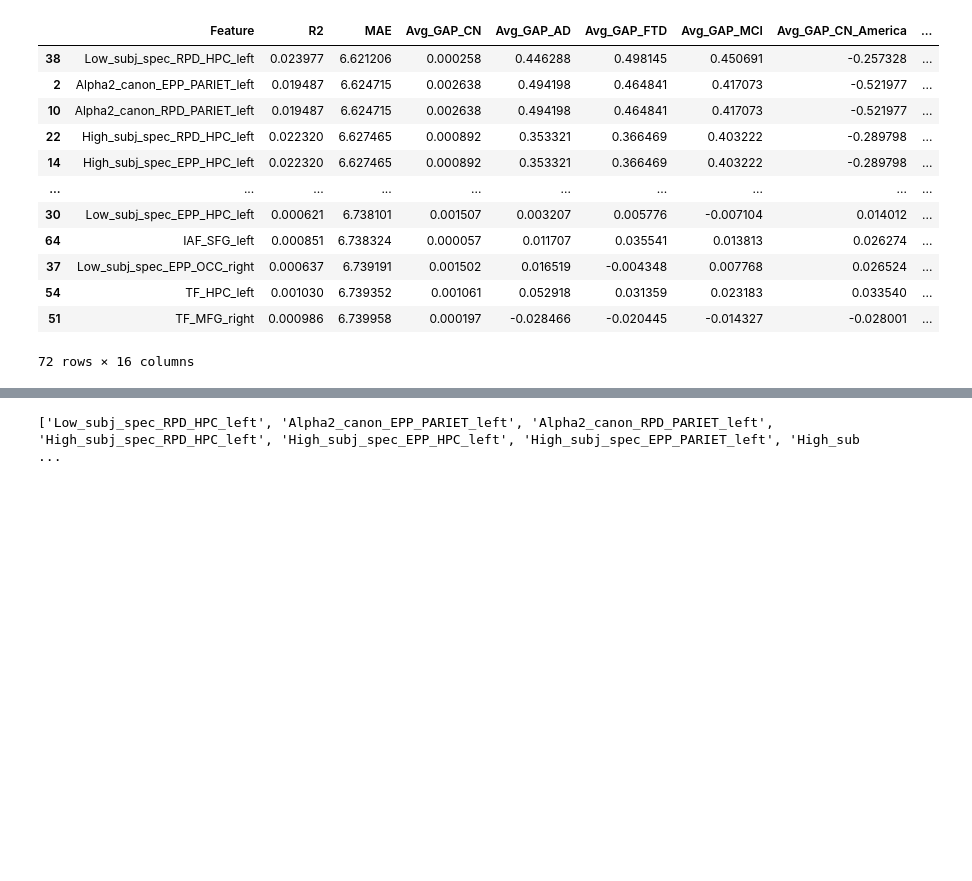
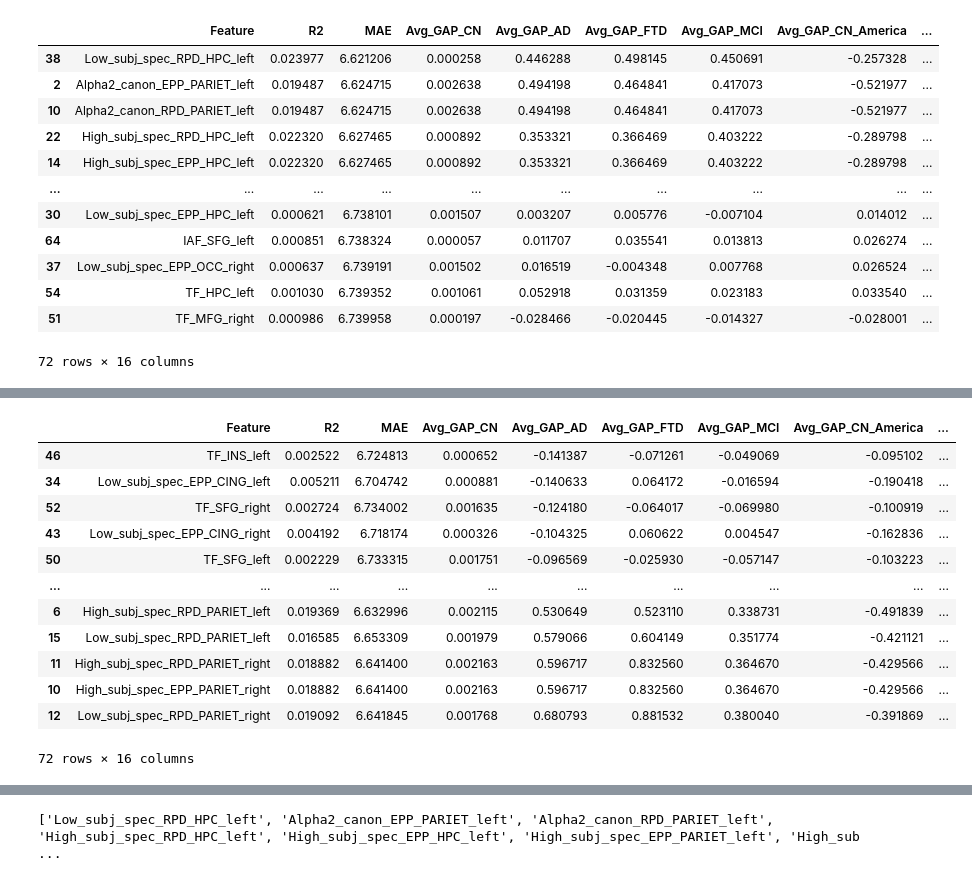
Before and after one commit to carrielfelipe/Brain_Age_with_Patients, a Jupyter notebook: Data_Analysis/Feature_Selection.ipynb, the cells around one changed output, grey strips where cells are left out. Cells and saved outputs as stored; diff of their text form; code cells hidden in the pictures; blank space fills up the shorter version.

```diff
--- a/Data_Analysis/Feature_Selection.ipynb
+++ b/Data_Analysis/Feature_Selection.ipynb
@@ -444,0 +306,16 @@ results_filtered
+# %%
+results_df
+# %% [output]
+|  | Feature | R2 | MAE | Avg_GAP_CN | Avg_GAP_AD | Avg_GAP_FTD | Avg_GAP_MCI | Avg_GAP_CN_America | ... |
+| 46 | TF_INS_left | 0.002522 | 6.724813 | 0.000652 | -0.141387 | -0.071261 | -0.049069 | -0.095102 | ... |
+| 34 | Low_subj_spec_EPP_CING_left | 0.005211 | 6.704742 | 0.000881 | -0.140633 | 0.064172 | -0.016594 | -0.190418 | ... |
+| 52 | TF_SFG_right | 0.002724 | 6.734002 | 0.001635 | -0.124180 | -0.064017 | -0.069980 | -0.100919 | ... |
+| 43 | Low_subj_spec_EPP_CING_right | 0.004192 | 6.718174 | 0.000326 | -0.104325 | 0.060622 | 0.004547 | -0.162836 | ... |
+| 50 | TF_SFG_left | 0.002229 | 6.733315 | 0.001751 | -0.096569 | -0.025930 | -0.057147 | -0.103223 | ... |
+| ... | ... | ... | ... | ... | ... | ... | ... | ... | ... |
+| 6 | High_subj_spec_RPD_PARIET_left | 0.019369 | 6.632996 | 0.002115 | 0.530649 | 0.523110 | 0.338731 | -0.491839 | ... |
+| 15 | Low_subj_spec_RPD_PARIET_left | 0.016585 | 6.653309 | 0.001979 | 0.579066 | 0.604149 | 0.351774 | -0.421121 | ... |
+| 11 | High_subj_spec_RPD_PARIET_right | 0.018882 | 6.641400 | 0.002163 | 0.596717 | 0.832560 | 0.364670 | -0.429566 | ... |
+| 10 | High_subj_spec_EPP_PARIET_right | 0.018882 | 6.641400 | 0.002163 | 0.596717 | 0.832560 | 0.364670 | -0.429566 | ... |
+| 12 | Low_subj_spec_RPD_PARIET_right | 0.019092 | 6.641845 | 0.001768 | 0.680793 | 0.881532 | 0.380040 | -0.391869 | ... |
+72 rows × 16 columns
```
Also changed, not shown: parts of 15 cells of this notebook, 28 other files.
